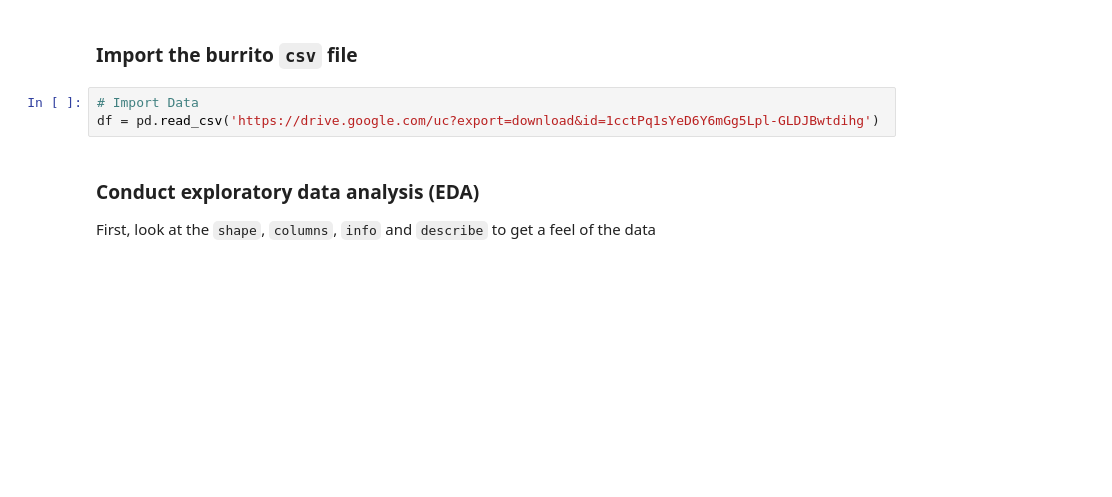
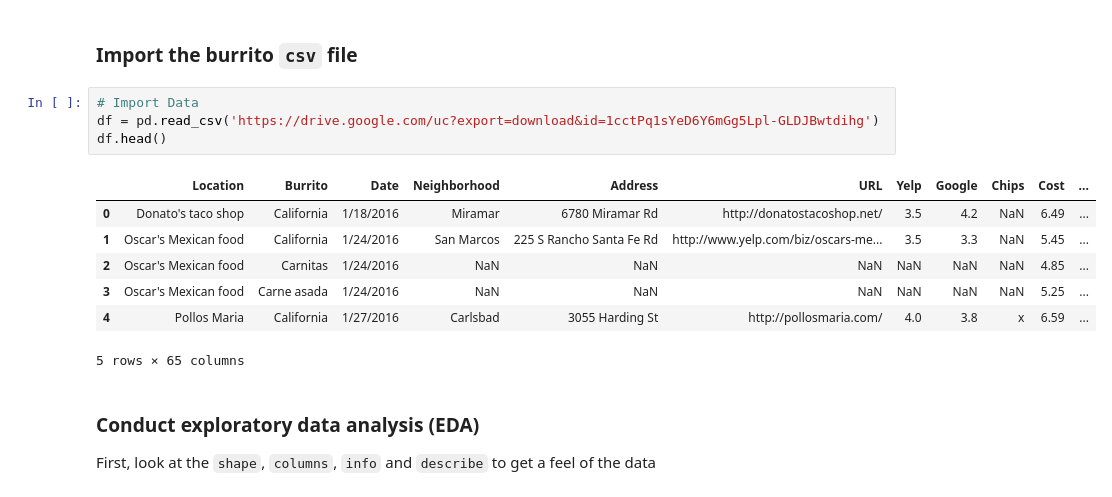
Before and after one commit to ljbelenky/burrito, a Jupyter notebook: 2020_07_13_associate_instructor_technical.ipynb, the cells around one changed output. Cells and saved outputs as stored; diff of their text form; blank space fills up the shorter version.

```diff
--- a/2020_07_13_associate_instructor_technical.ipynb
+++ b/2020_07_13_associate_instructor_technical.ipynb
@@ -50,6 +51,15 @@ Using a [**dataset of 400+ burrito reviews**](https://srcole.github.io/100burrit
 # %%
 # Import Data
 df = pd.read_csv('https://drive.google.com/uc?export=download&id=1cctPq1sYeD6Y6mGg5Lpl-GLDJBwtdihg')
+df.head()
+# %% [output]
+|  | Location | Burrito | Date | Neighborhood | Address | URL | Yelp | Google | Chips | Cost | ... |
+| 0 | Donato's taco shop | California | 1/18/2016 | Miramar | 6780 Miramar Rd | http://donatostacoshop.net/ | 3.5 | 4.2 | NaN | 6.49 | ... |
+| 1 | Oscar's Mexican food | California | 1/24/2016 | San Marcos | 225 S Rancho Santa Fe Rd | http://www.yelp.com/biz/oscars-me... | 3.5 | 3.3 | NaN | 5.45 | ... |
+| 2 | Oscar's Mexican food | Carnitas | 1/24/2016 | NaN | NaN | NaN | NaN | NaN | NaN | 4.85 | ... |
+| 3 | Oscar's Mexican food | Carne asada | 1/24/2016 | NaN | NaN | NaN | NaN | NaN | NaN | 5.25 | ... |
+| 4 | Pollos Maria | California | 1/27/2016 | Carlsbad | 3055 Harding St | http://pollosmaria.com/ | 4.0 | 3.8 | x | 6.59 | ... |
+5 rows × 65 columns
 # %% [markdown]
 ### Conduct exploratory data analysis (EDA)
 
```
Also changed, not shown: parts of 23 cells of this notebook.
